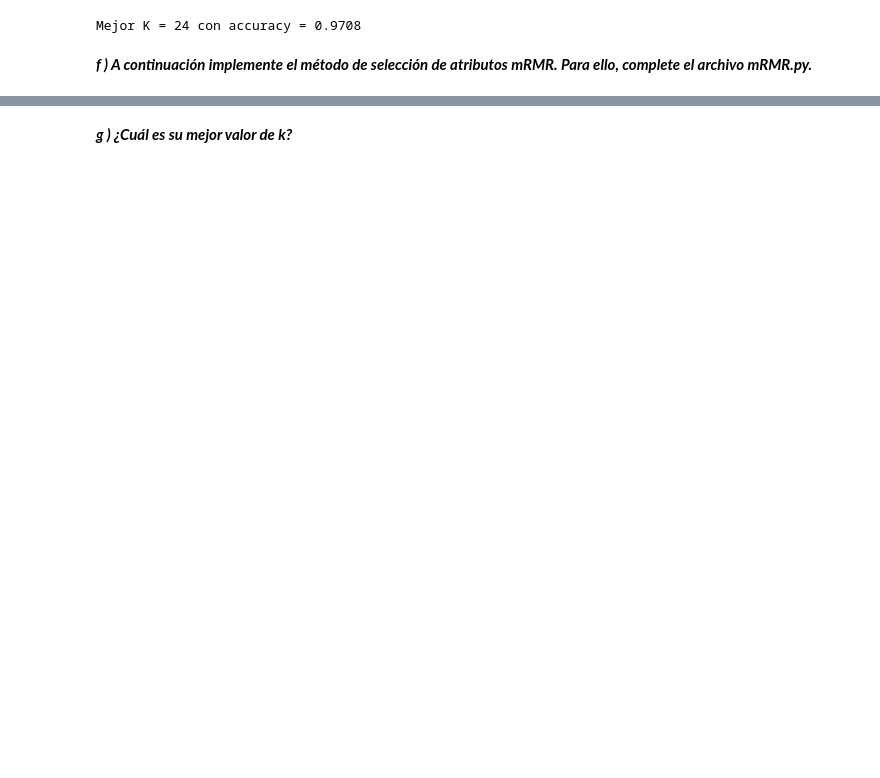
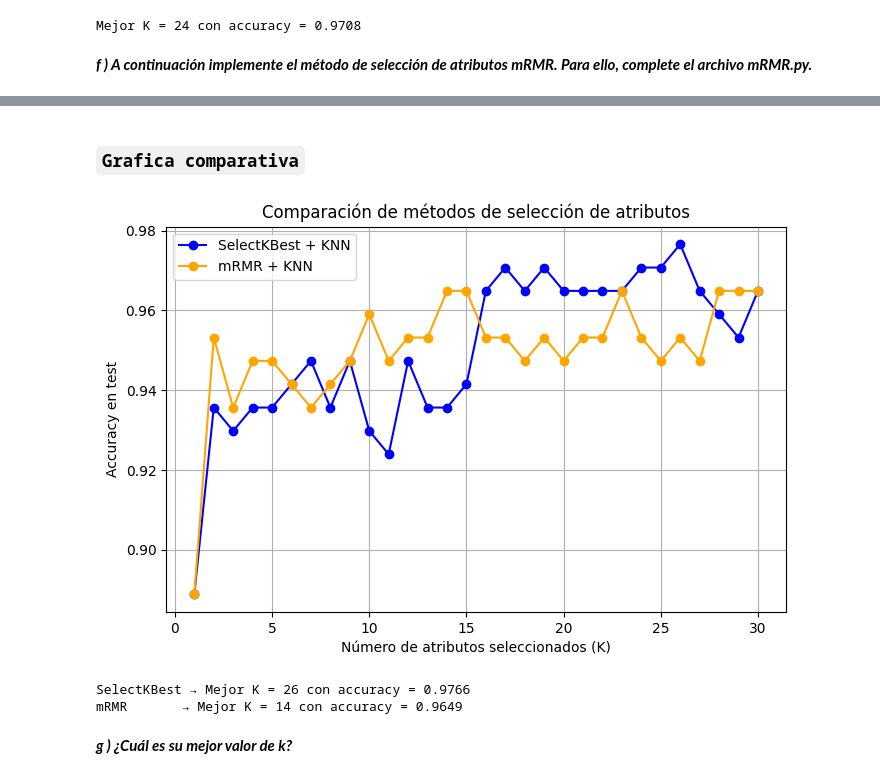
Before and after one commit to carmenreine/P1-APAUT-II, a Jupyter notebook: soluciones_practica_1.ipynb, the cells around one changed output, grey strips where cells are left out. Cells and saved outputs as stored; diff of their text form; code cells hidden in the pictures; blank space fills up the shorter version.

```diff
--- a/soluciones_practica_1.ipynb
+++ b/soluciones_practica_1.ipynb
@@ -374,2 +408,56 @@ Mejor K (mRMR) = 11 con accuracy = 0.9649
+# %% [markdown]
+### `Grafica comparativa`
+# %%
+Ks = range(1, X_train.shape[1] + 1)  # 1 a 30 atributos
+k_knn = 7  # fijamos los vecinos (puedes cambiar a 5 si quieres comparar igual)
+
+# ----- mRMR -----
+accuracies_mrmr = []
+for K in Ks:
+    selector = mRMR(n_features=K, random_state=42)
+    X_train_sel = selector.fit_transform(X_train, y_train)
+    X_test_sel = selector.transform(X_test)
+
+    clf = KNeighborsClassifier(n_neighbors=k_knn)
+    clf.fit(X_train_sel, y_train)
+    y_pred = clf.predict(X_test_sel)
+    accuracies_mrmr.append(accuracy_score(y_test, y_pred))
+
+# ----- SelectKBest -----
+accuracies_kbest = []
+for K in Ks:
+    selector = SelectKBest(score_func=f_classif, k=K)
+    X_train_sel = selector.fit_transform(X_train, y_train)
+    X_test_sel = selector.transform(X_test)
+
+    clf = KNeighborsClassifier(n_neighbors=k_knn)
+    clf.fit(X_train_sel, y_train)
+    y_pred = clf.predict(X_test_sel)
+    accuracies_kbest.append(accuracy_score(y_test, y_pred))
+
+# ----- Gráfica comparativa -----
+plt.figure(figsize=(8,5))
+plt.plot(Ks, accuracies_kbest, marker="o", label="SelectKBest + KNN", color="blue")
+plt.plot(Ks, accuracies_mrmr, marker="o", label="mRMR + KNN", color="orange")
+plt.xlabel("Número de atributos seleccionados (K)")
+plt.ylabel("Accuracy en test")
+plt.title("Comparación de métodos de selección de atributos")
+plt.legend()
+plt.grid(True)
+plt.show()
+
+# ----- Resultados numéricos -----
+mejor_K_kbest = Ks[np.argmax(accuracies_kbest)]
+mejor_acc_kbest = max(accuracies_kbest)
+
+mejor_K_mrmr = Ks[np.argmax(accuracies_mrmr)]
+mejor_acc_mrmr = max(accuracies_mrmr)
+
+print(f"SelectKBest → Mejor K = {mejor_K_kbest} con accuracy = {mejor_acc_kbest:.4f}")
+print(f"mRMR       → Mejor K = {mejor_K_mrmr} con accuracy = {mejor_acc_mrmr:.4f}")
+# %% [output]
+[figure, added]
+SelectKBest → Mejor K = 26 con accuracy = 0.9766
+mRMR       → Mejor K = 14 con accuracy = 0.9649
 # %% [markdown]
 ***g ) ¿Cuál es su mejor valor de k?***
```
Also changed, not shown: parts of 12 cells of this notebook, 1 other file.
